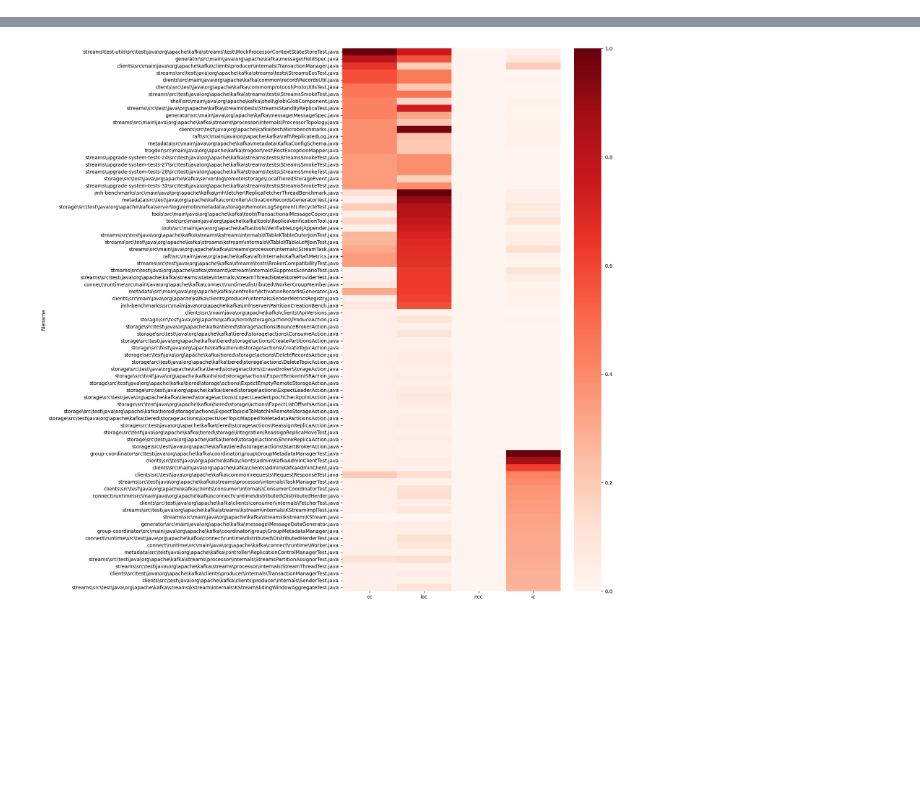
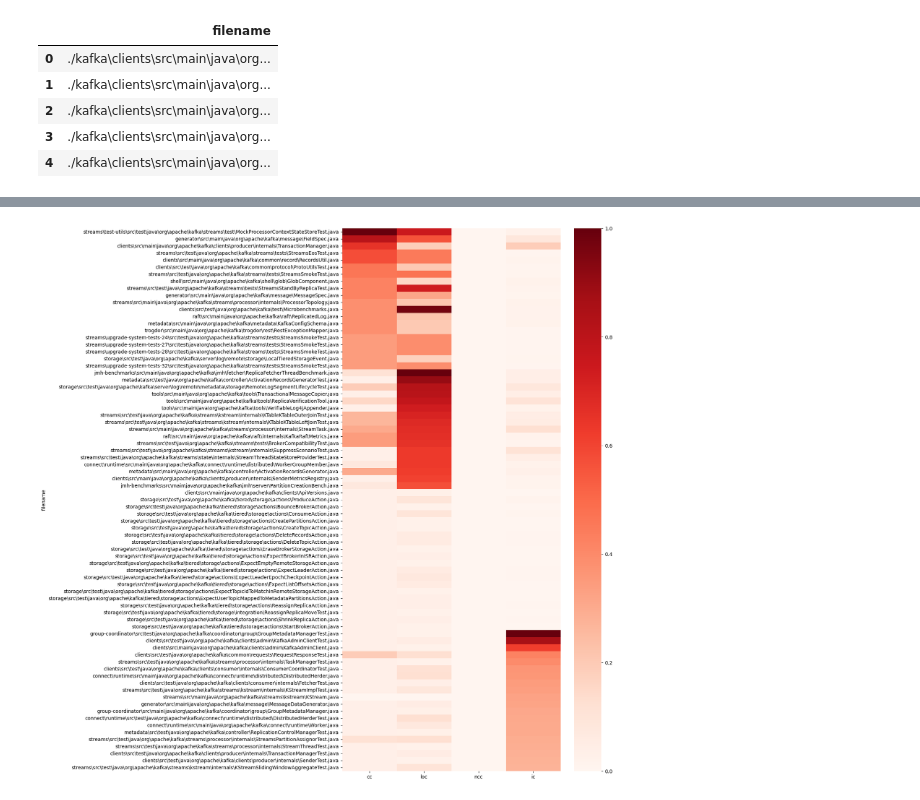
Before and after one commit to justinhehli/fss-se-I, a Jupyter notebook: FSS_SE_I.ipynb, the cells around one changed output, grey strips where cells are left out. Cells and saved outputs as stored; diff of their text form; code cells hidden in the pictures; blank space fills up the shorter version.

```diff
--- a/FSS_SE_I.ipynb
+++ b/FSS_SE_I.ipynb
@@ -11,21 +20,31 @@ To checkout the last major release 3.6.0, the following git commands were used:
 # %%
 # Create a list (pandas dataframe) of all .java files
 import glob
 import pandas as pd
 
 
 def df_to_csv(df):
     df.to_csv('java_files.csv', index=False)
 
 
 def csv_to_df():
     return pd.read_csv('java_files.csv')
 
 
 java_files = []
 for filename in glob.glob('./kafka/**/*.java', recursive=True):
     java_files.append(filename)
 
 df = pd.DataFrame()
 df['filename'] = java_files
 df_to_csv(df)
+
+pd.set_option('display.max_colwidth', None)
+df.head()
+# %% [output]
+|  | filename |
+| 0 | ./kafka\clients\src\main\java\org... |
+| 1 | ./kafka\clients\src\main\java\org... |
+| 2 | ./kafka\clients\src\main\java\org... |
+| 3 | ./kafka\clients\src\main\java\org... |
+| 4 | ./kafka\clients\src\main\java\org... |
```
Also changed, not shown: parts of 10 cells of this notebook, 1 other file.
